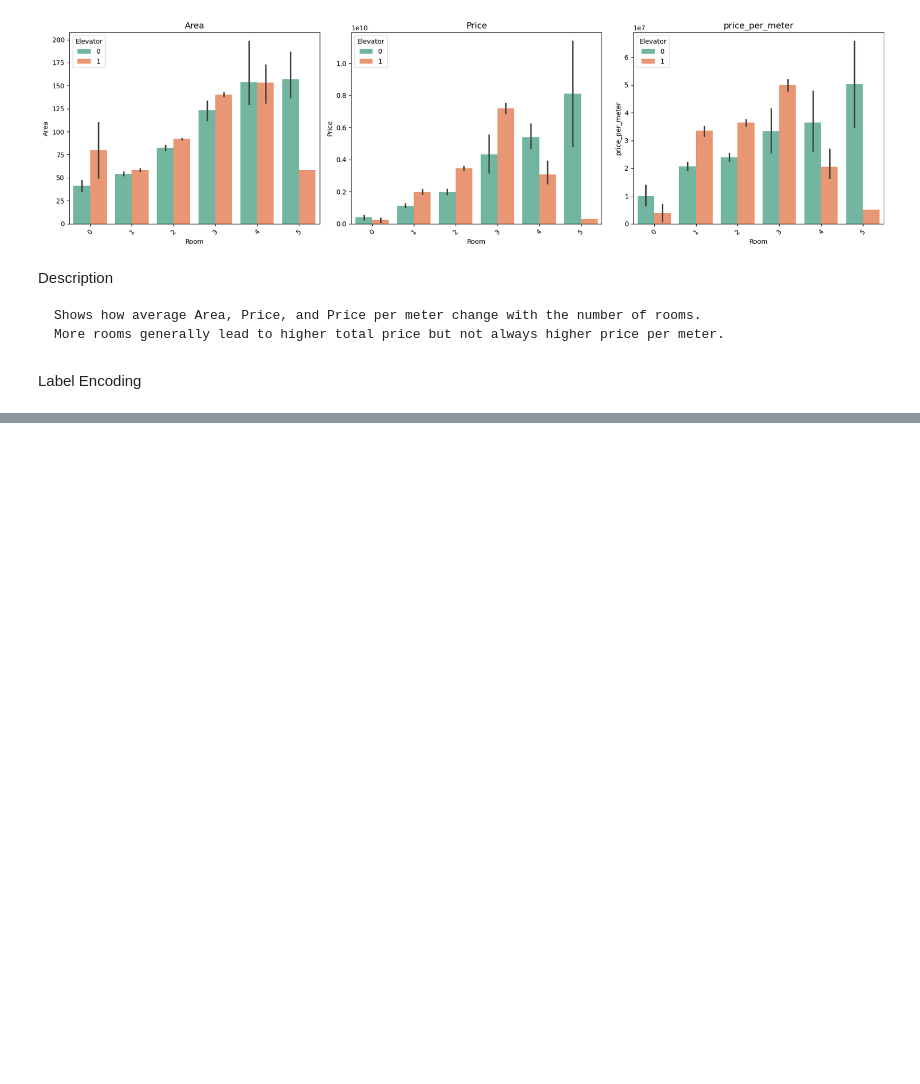
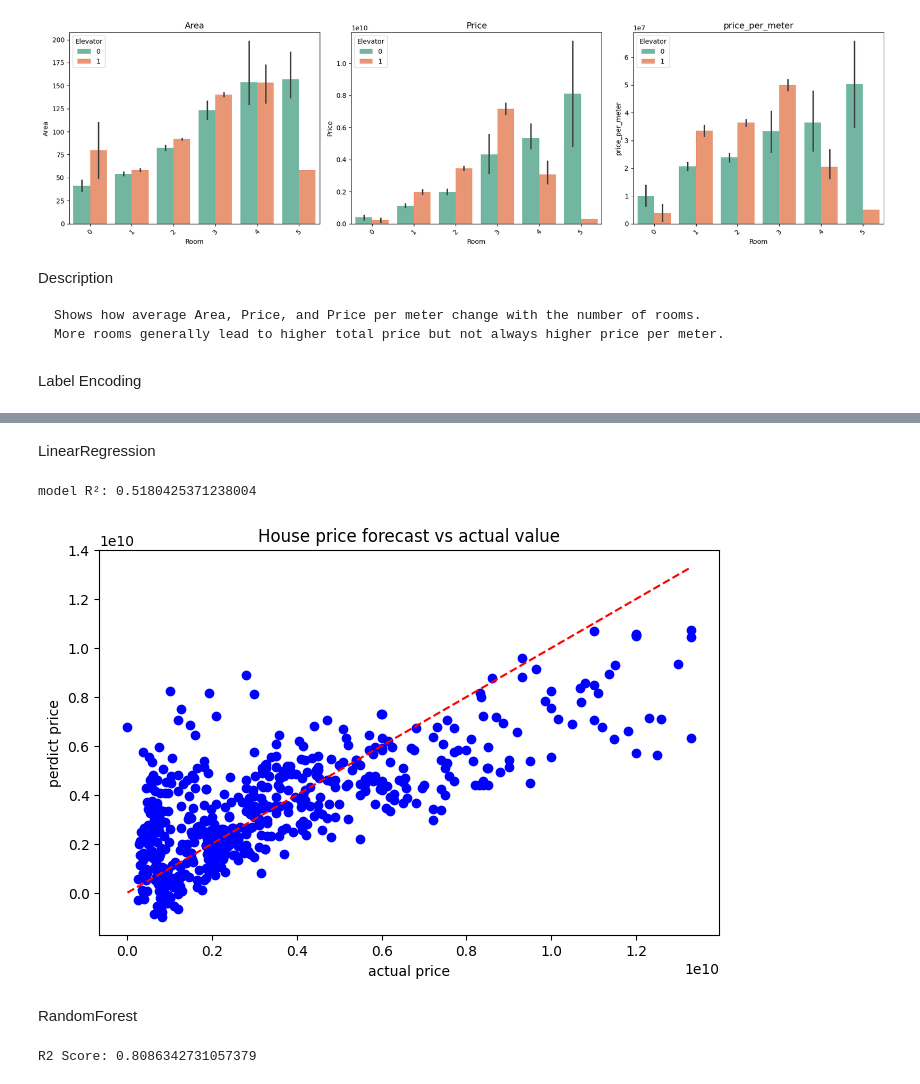
Before and after one commit to sajjadkhazaei/house-prices-in-tehran, a Jupyter notebook: house prices.ipynb, the cells around one changed output, grey strips where cells are left out. Cells and saved outputs as stored; diff of their text form; code cells hidden in the pictures; blank space fills up the shorter version.

```diff
--- a/house prices.ipynb
+++ b/house prices.ipynb
@@ -443,0 +475,45 @@ df.head()
+# %% [markdown]
+LinearRegression
+# %%
+from sklearn.linear_model import LinearRegression
+from sklearn.metrics import r2_score
+import matplotlib.pyplot as plt
+import seaborn as sns
+
+
+# Linear regression model
+model = LinearRegression()
+model.fit(X_train, y_train)
+
+# Perdict
+y_pred = model.predict(X_test)
+
+# Evaluation
+r2 = r2_score(y_test, y_pred)
+print("model R²:", r2)
+
+# Predicted vs Actual graph
+plt.figure(figsize=(8, 5))
+plt.scatter(y_test, y_pred, color='blue')
+plt.plot([y_test.min(), y_test.max()], [y_test.min(), y_test.max()], 'r--')
+plt.title('House price forecast vs actual value')
+plt.xlabel('actual price')
+plt.ylabel('perdict price')
+plt.show()
+# %% [output]
+model R²: 0.5180425371238004
+[figure, added]
+# %% [markdown]
+RandomForest
+# %%
+from sklearn.ensemble import RandomForestRegressor
+
+
+model = RandomForestRegressor(n_estimators=100,random_state=42)
+model.fit(X_train, y_train)
+y_pred = model.predict(X_test)
+from sklearn.metrics import r2_score
+
+print("R2 Score:", r2_score(y_test, y_pred))
+# %% [output]
+R2 Score: 0.8086342731057379
```
Also changed, not shown: parts of 5 cells of this notebook.
